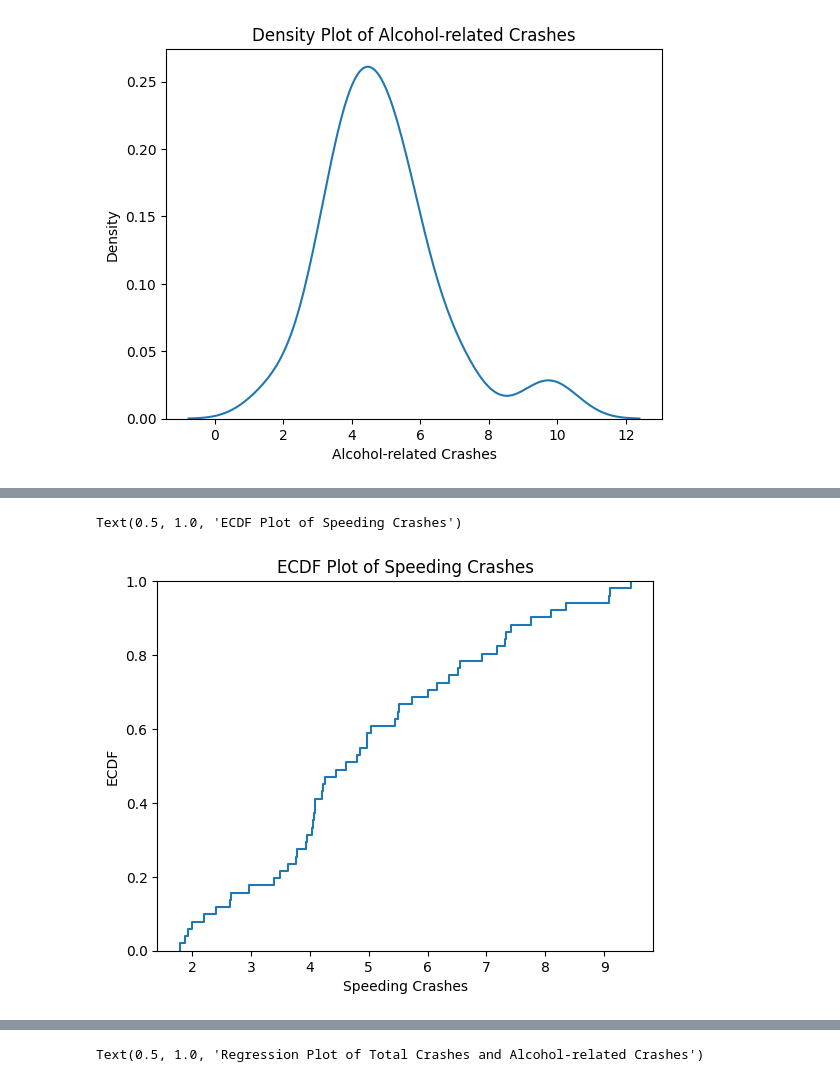
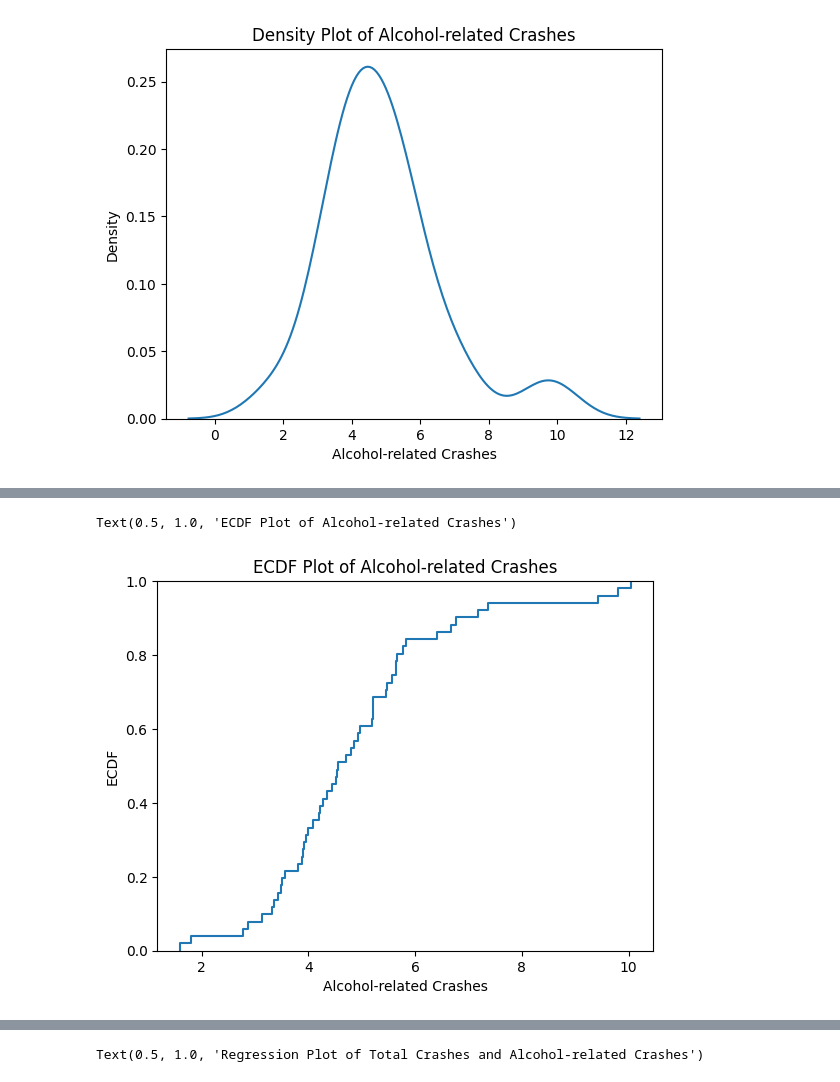
Before and after one commit to trovalyok/22, a Jupyter notebook: 3dataviz.ipynb, the cells around one changed output, grey strips where cells are left out. Saved outputs shown, nothing was run; the diff lists cells and outputs as text; code cells hidden in the pictures.

Commit message:
Changed plots

```diff
--- a/3dataviz.ipynb
+++ b/3dataviz.ipynb
@@ -59,8 +59,8 @@ Text(0.5, 1.0, 'Density Plot of Alcohol-related Crashes')
 # %%
-sns.ecdfplot(car_crashes['speeding'])
-plt.xlabel('Speeding Crashes')
+sns.ecdfplot(car_crashes['alcohol'])
+plt.xlabel('Alcohol-related Crashes')
 plt.ylabel('ECDF')
-plt.title('ECDF Plot of Speeding Crashes')
+plt.title('ECDF Plot of Alcohol-related Crashes')
 # %% [output]
-Text(0.5, 1.0, 'ECDF Plot of Speeding Crashes')
+Text(0.5, 1.0, 'ECDF Plot of Alcohol-related Crashes')
-[figure, old version]
+[figure, new version]
```
Also changed, not shown: parts of 3 cells of this notebook.
